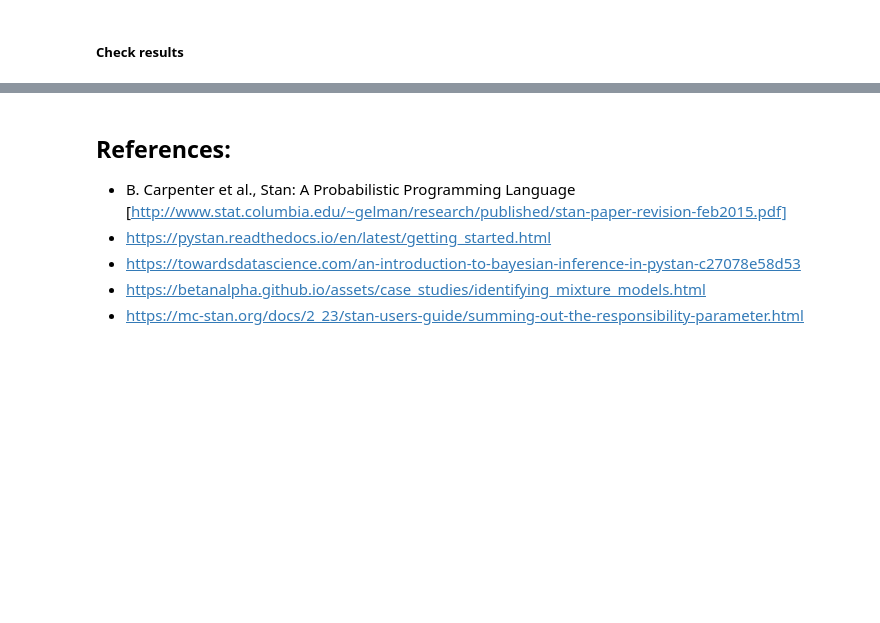
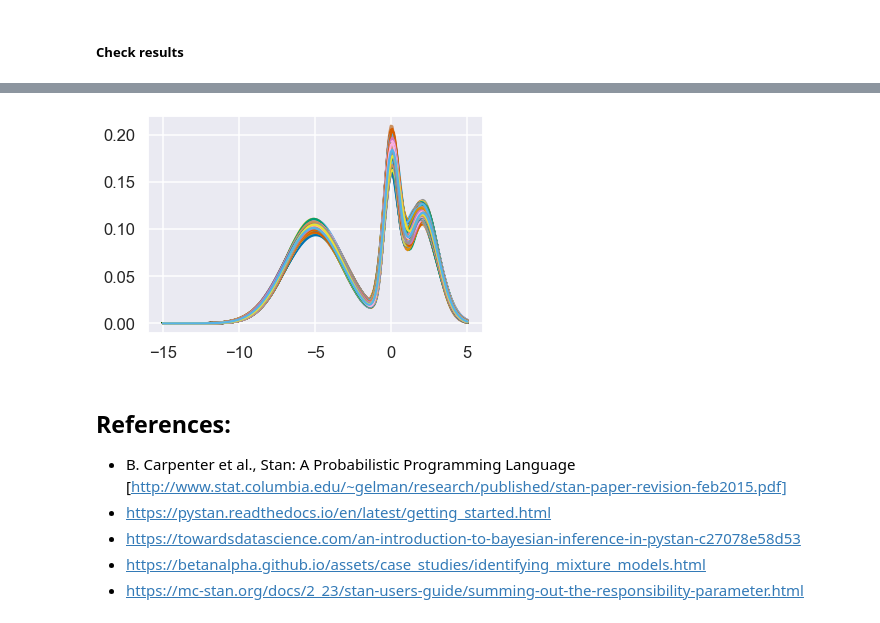
Before and after one commit to lena-dev/Stan, a Jupyter notebook: Introduction to Stan.ipynb, the cells around one changed output, grey strips where cells are left out. Drawn from its saved outputs; the diff is of its cells as text; code cells hidden in the pictures; blank space fills up the shorter version.

```diff
--- a/Introduction to Stan.ipynb
+++ b/Introduction to Stan.ipynb
@@ -285,3 +351,16 @@ az.plot_trace(inference_data);
+# %%
+# Plot resulting mixture model for each iteration #
+results_df = fit.to_dataframe()
+x = np.linspace(-15, 5, 200)
+for i, entry in results_df.iterrows():
+    mixture = 0
+    for j in range(1,K+1):
+        mixture += entry['phi_[%d]'%(j)] * stats.norm.pdf(x, entry['mu[%d]'%(j)], entry['sigma[%d]'%(j)])
+    plt.plot(x, mixture)
+
+plt.show()
+# %% [output]
+[figure, added]
 # %% [markdown]
 ## References:
 * B. Carpenter et al., Stan: A Probabilistic Programming Language
```
Also changed, not shown: parts of 19 cells of this notebook, 1 other file.
